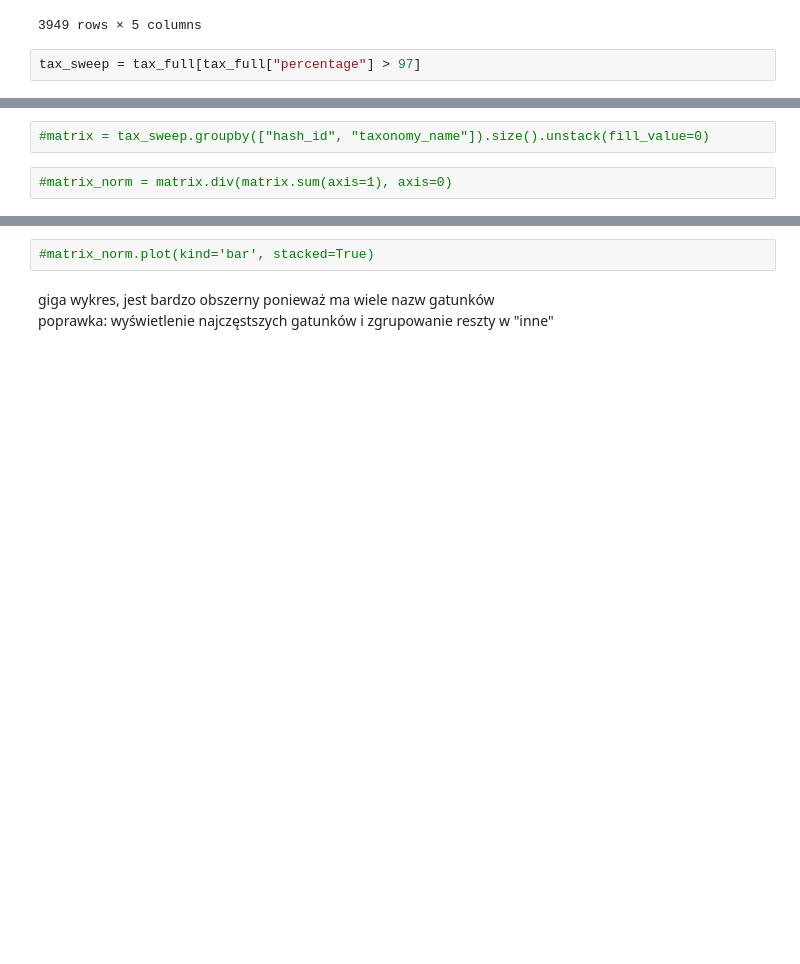
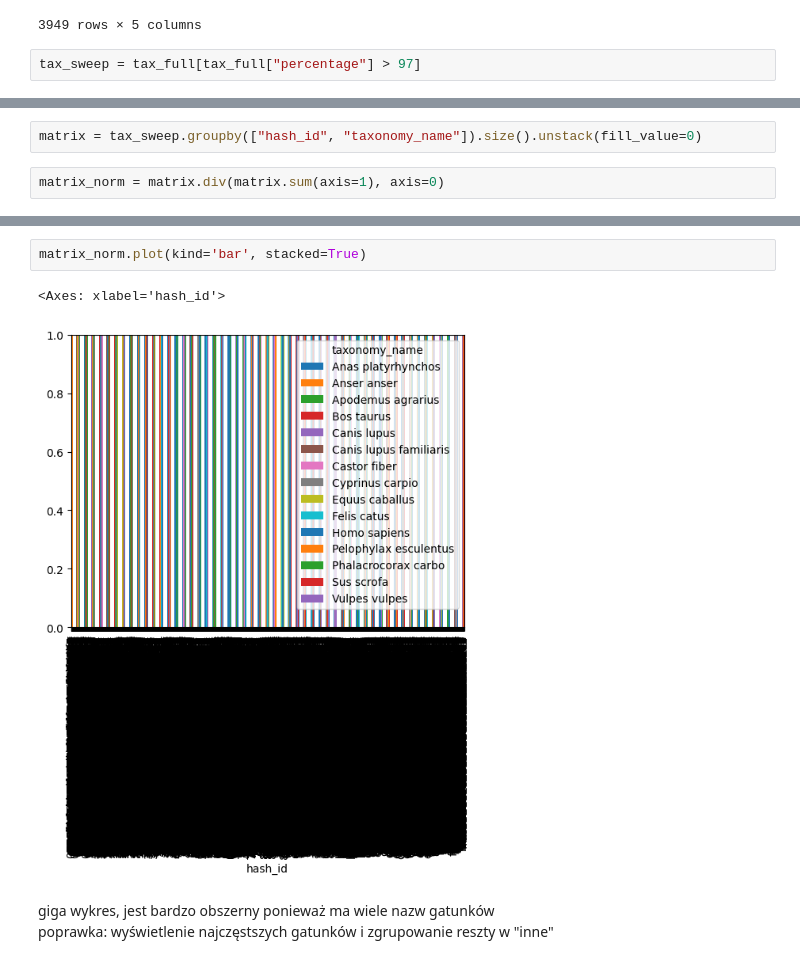
Before and after one commit to ligusoliwia/podstawy_programowania, a Jupyter notebook: SEM2/moduły_python/prace_domowe/pandas_2.ipynb, the cells around one changed output, grey strips where cells are left out. Saved outputs shown, nothing was run; the diff lists cells and outputs as text; blank space fills up the shorter version.

```diff
--- a/SEM2/moduły_python/prace_domowe/pandas_2.ipynb
+++ b/SEM2/moduły_python/prace_domowe/pandas_2.ipynb
@@ -552,4 +557,4 @@ tax_sweep = tax_full[tax_full["percentage"] > 97]
 # %%
-#matrix = tax_sweep.groupby(["hash_id", "taxonomy_name"]).size().unstack(fill_value=0)
+matrix = tax_sweep.groupby(["hash_id", "taxonomy_name"]).size().unstack(fill_value=0)
 # %%
-#matrix_norm = matrix.div(matrix.sum(axis=1), axis=0)
+matrix_norm = matrix.div(matrix.sum(axis=1), axis=0)
@@ -556,5 +578,8 @@ tax_sweep = tax_full[tax_full["percentage"] > 97]
 # %%
-#matrix_norm.plot(kind='bar', stacked=True)
+matrix_norm.plot(kind='bar', stacked=True)
+# %% [output]
+<Axes: xlabel='hash_id'>
+[figure, added]
 # %% [markdown]
 giga wykres, jest bardzo obszerny ponieważ ma wiele nazw gatunków <br>
     poprawka: wyświetlenie najczęstszych gatunków i zgrupowanie reszty w "inne"
```
Also changed, not shown: parts of 7 cells of this notebook, 1 other file.
